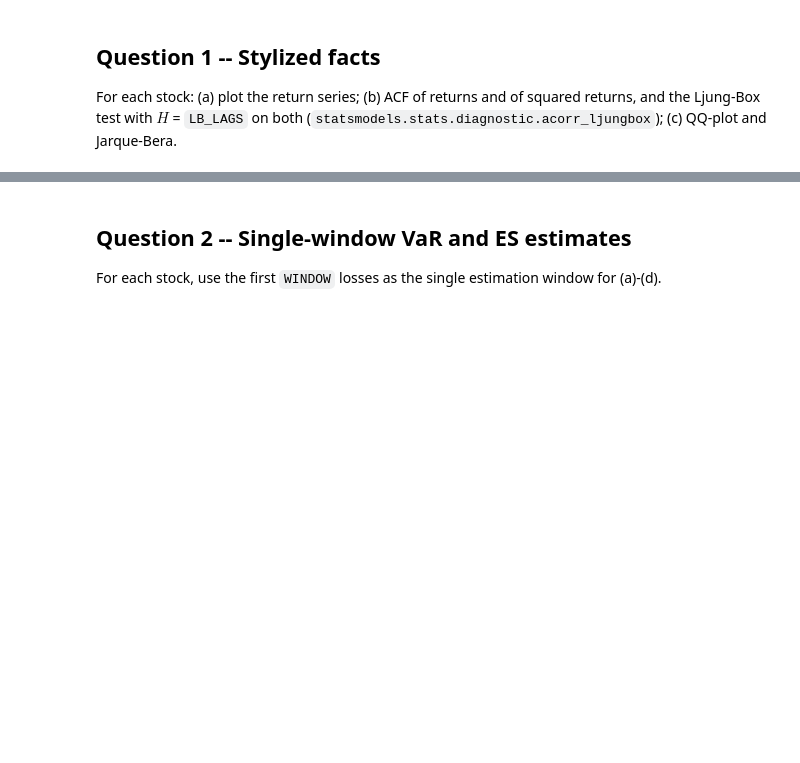
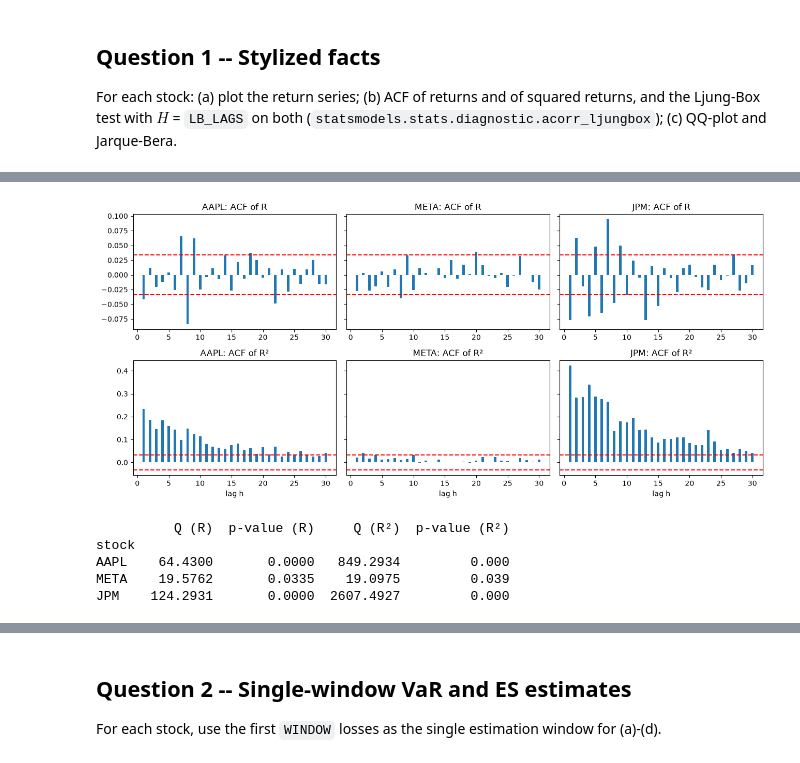
Before and after one commit to AlexPotocnik/QRM_Project, a Jupyter notebook: src/Project_template.ipynb, the cells around one changed output, grey strips where cells are left out. Drawn from its saved outputs; the diff is of its cells as text; code cells hidden in the pictures; blank space fills up the shorter version.

```diff
--- a/src/Project_template.ipynb
+++ b/src/Project_template.ipynb
@@ -70,0 +180,56 @@ Ljung-Box test with $H$ = `LB_LAGS` on both (`statsmodels.stats.diagnostic.acorr
+# %%
+# Question 1 (b)
+from statsmodels.tsa.stattools import acf
+from statsmodels.stats.diagnostic import acorr_ljungbox
+
+n = len(returns)
+band = 1.96 / np.sqrt(n)          # 95% band if the data were i.i.d.
+lags = range(1, 31)               # lags 1, 2, ..., 30
+
+fig, axes = plt.subplots(2, 3, figsize=(13, 6), sharey="row")
+
+for i, tic in enumerate(TICKERS):
+    r = returns[tic]
+    r2 = r ** 2
+
+    # ACF of the returns
+    acf_r = acf(r, nlags=30)[1:]          # [1:] removes lag 0 (always 1)
+    axes[0, i].bar(lags, acf_r, width=0.4)
+    axes[0, i].axhline(band, color="red", ls="--")
+    axes[0, i].axhline(-band, color="red", ls="--")
+    axes[0, i].set_title(f"{tic}: ACF of R")
+
+    # ACF of the squared returns
+    acf_r2 = acf(r2, nlags=30)[1:]
+    axes[1, i].bar(lags, acf_r2, width=0.4)
+    axes[1, i].axhline(band, color="red", ls="--")
+    axes[1, i].axhline(-band, color="red", ls="--")
+    axes[1, i].set_title(f"{tic}: ACF of R²")
+    axes[1, i].set_xlabel("lag h")
+
+plt.tight_layout()
+plt.savefig(OUT_DIR / "fig_q1b_acf.png", dpi=200)
+plt.show()
+
+# Ljung-Box test with H = 10
+print("Ljung-Box test results")
+results = []
+for tic in TICKERS:
+    r = returns[tic]
+    lb_r = acorr_ljungbox(r, lags=[LB_LAGS])
+    lb_r2 = acorr_ljungbox(r ** 2, lags=[LB_LAGS])
+    results.append({"stock": tic,
+                    "Q (R)": lb_r["lb_stat"].iloc[0],
+                    "p-value (R)": lb_r["lb_pvalue"].iloc[0],
+                    "Q (R²)": lb_r2["lb_stat"].iloc[0],
+                    "p-value (R²)": lb_r2["lb_pvalue"].iloc[0]})
+
+lb_table = pd.DataFrame(results).set_index("stock")
+print(lb_table.round(4))
+# %% [output]
+[figure, added]
+          Q (R)  p-value (R)     Q (R²)  p-value (R²)
+stock
+AAPL    64.4300       0.0000   849.2934         0.000
+META    19.5762       0.0335    19.0975         0.039
+JPM    124.2931       0.0000  2607.4927         0.000
```
Also changed, not shown: parts of 11 cells of this notebook, 5 other files.
